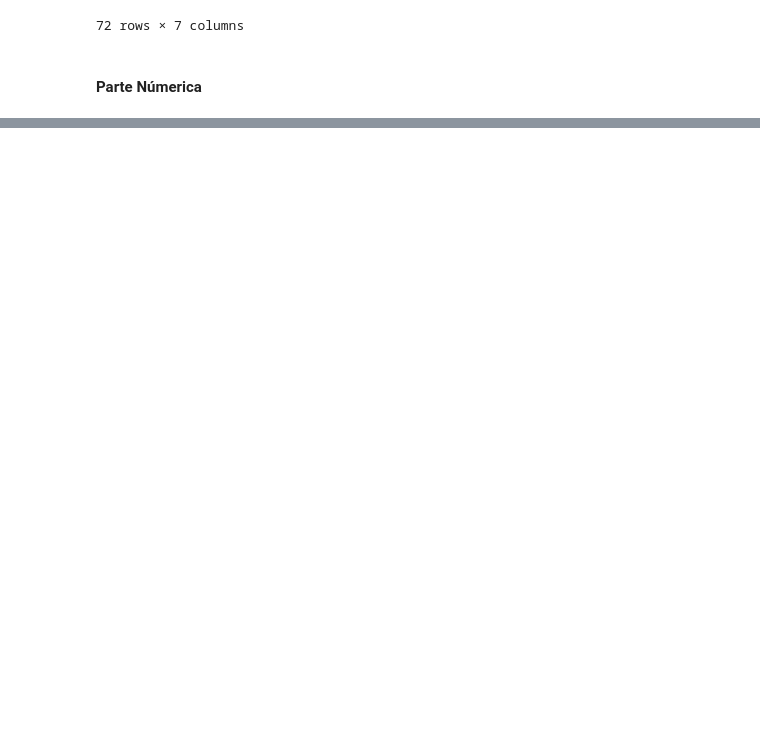
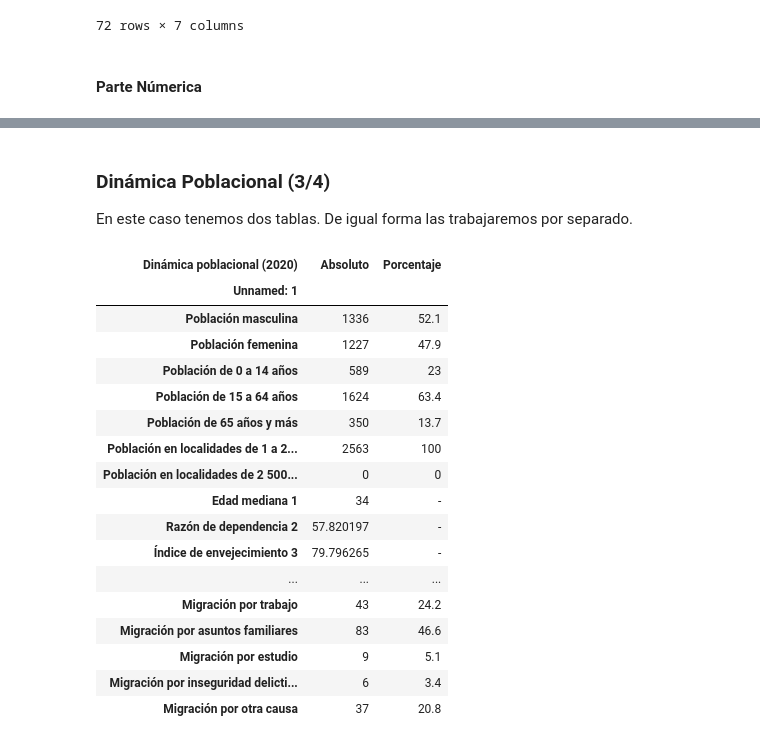
Before and after one commit to Dust1920/SIM26, a Jupyter notebook: tidy/sim.ipynb, the cells around one changed output, grey strips where cells are left out. Cells and saved outputs as stored; diff of their text form; code cells hidden in the pictures; blank space fills up the shorter version.

```diff
--- a/tidy/sim.ipynb
+++ b/tidy/sim.ipynb
@@ -169,0 +163,3 @@ a, b = ubi_fill()
+# %%
+ubi_df = df.iloc[3:,:]
+ubi_df
@@ -169,0 +171,74 @@ a, b = ubi_fill()
+# %%
+def ubigeo_adapt(mun):
+    y = ubigeo_format(mun)
+    df = y.iloc[3:,:]
+    return df
+
+ubi_cols = list(ubi_df.index)
+# %%
+ubigeos = pd.ExcelWriter("..\\tidy_data\\UbicacionGeografica.xlsx")
+
+absolute, percent = fill_df(ubi_cols, ubigeo_adapt)
+absolute.to_excel(ubigeos, 'Absoluto')
+percent.to_excel(ubigeos, 'Porcentaje')
+
+ubigeos.close()
+# %% [markdown]
+### Dinámica Poblacional (3/4)
+
+En este caso tenemos dos tablas. De igual forma las trabajaremos por separado.
+# %%
+def save_excel(filename: str, cols: pd.MultiIndex|list , ad):
+    writer = pd.ExcelWriter(f"..\\tidy_data\\{filename}")
+    absolute, percent = fill_df(cols, ad)
+    absolute.to_excel(writer, 'Absoluto')
+    percent.to_excel(writer, 'Porcentaje')
+    writer.close()
+
+def din_pob_adapt1(mun:str):
+    y = base_format(mun, 3)
+    y.columns = y.iloc[0,:]
+    df = y[['Absoluto','Porcentaje']]
+    df = df.iloc[1:,:]
+    return df
+import regex as re
+
+feet_pattern = '^\d'
+inegi = 'INEGI'
+
+
+def din_pob_adapt2(mun : str):
+    df2 = base_format(mun, 4)
+    df2.columns = df2.iloc[1,:]
+    df2 = df2.iloc[2:, :]
+    index = list(df2.index)
+    extra_poblation = []  # Información Adicional
+    for i in index:
+        if re.findall(feet_pattern, i):
+            extra_poblation.append(i)
+            df2 = df2.drop(index = i)
+        if re.findall(inegi, i):
+            df2 = df2.drop(index = i)
+    extra_poblation[0] += 'y la otra mitad por encima.'
+    extra_poblation[1] += '(15 a 64 años)'
+    pob2 = df2.iloc[:-2,:2]
+    return pob2
+# %% [output]
+| Dinámica poblacional (2020) | Absoluto | Porcentaje |
+| Unnamed: 1 |  |  |
+| Población masculina | 1336 | 52.1 |
+| Población femenina | 1227 | 47.9 |
+| Población de 0 a 14 años | 589 | 23 |
+| Población de 15 a 64 años | 1624 | 63.4 |
+| Población de 65 años y más | 350 | 13.7 |
+| Población en localidades de 1 a 2... | 2563 | 100 |
+| Población en localidades de 2 500... | 0 | 0 |
+| Edad mediana 1 | 34 | - |
+| Razón de dependencia 2 | 57.820197 | - |
+| Índice de envejecimiento 3 | 79.796265 | - |
+| ... | ... | ... |
+| Migración por trabajo | 43 | 24.2 |
+| Migración por asuntos familiares | 83 | 46.6 |
+| Migración por estudio | 9 | 5.1 |
+| Migración por inseguridad delicti... | 6 | 3.4 |
+| Migración por otra causa | 37 | 20.8 |
```
Also changed, not shown: parts of 8 cells of this notebook.
